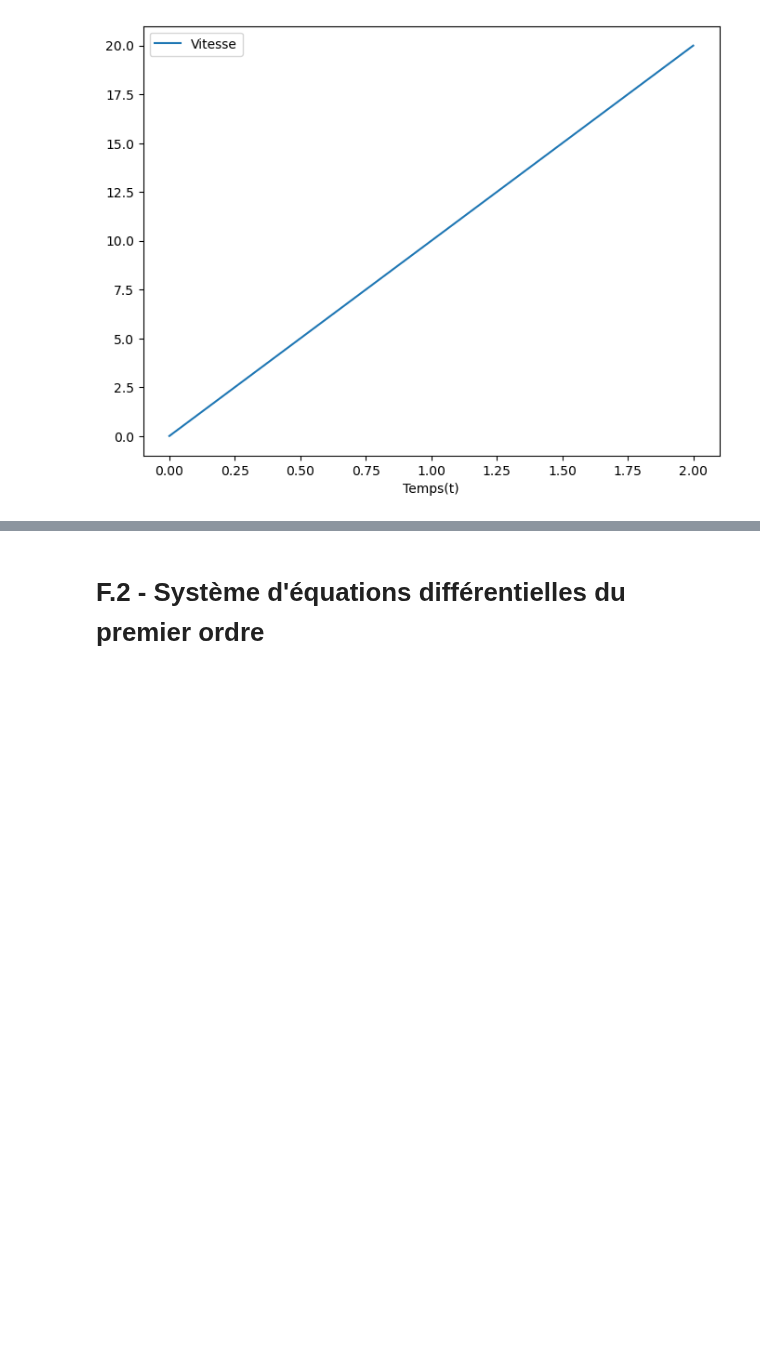
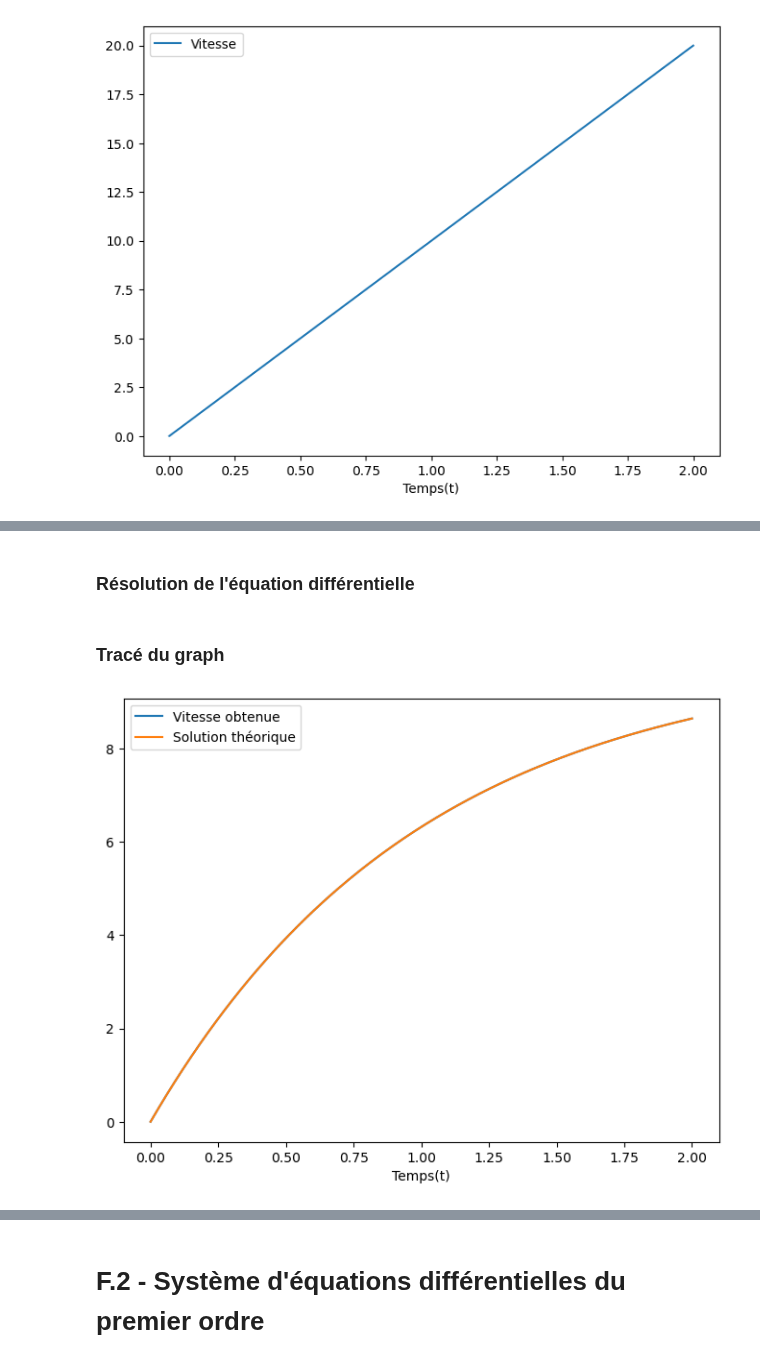
Before and after one commit to Brice-KENGNI-ZANGUIM/Python-pour-les-Mathematiques, a Jupyter notebook: Bibliothèque Scipy.ipynb, the cells around one changed output, grey strips where cells are left out. Saved outputs shown, nothing was run; the diff lists cells and outputs as text; code cells hidden in the pictures; blank space fills up the shorter version.

```diff
--- a/Bibliothèque Scipy.ipynb
+++ b/Bibliothèque Scipy.ipynb
@@ -547,0 +551,32 @@ plt.show()
+# %%
+m = 10
+f = 100
+beta = 10
+
+def dv_over_dt(v, t):
+    return 1/m*f - beta/m*v
+
+def solution_théorique ( t ):
+    return (f/beta)*(1 - np.exp(-beta/m*t))
+# %% [markdown]
+<h3> Résolution de l'équation différentielle
+# %%
+v0 = 0
+t = np.linspace(0, 2, 200)
+solution = odeint(dv_over_dt, v0, t)
+# %%
+v_solution = solution.T[0]
+# %% [markdown]
+<h3> Tracé du graph
+# %%
+plt.figure(figsize=(8,6))
+
+plt.plot(t, v_solution, label="Vitesse obtenue")
+plt.plot(t , solution_théorique(t) , label ="Solution théorique")
+
+plt.xlabel("Temps(t)")
+
+plt.legend()
+plt.show()
+# %% [output]
+[figure, added]
```
Also changed, not shown: parts of 4 cells of this notebook.
